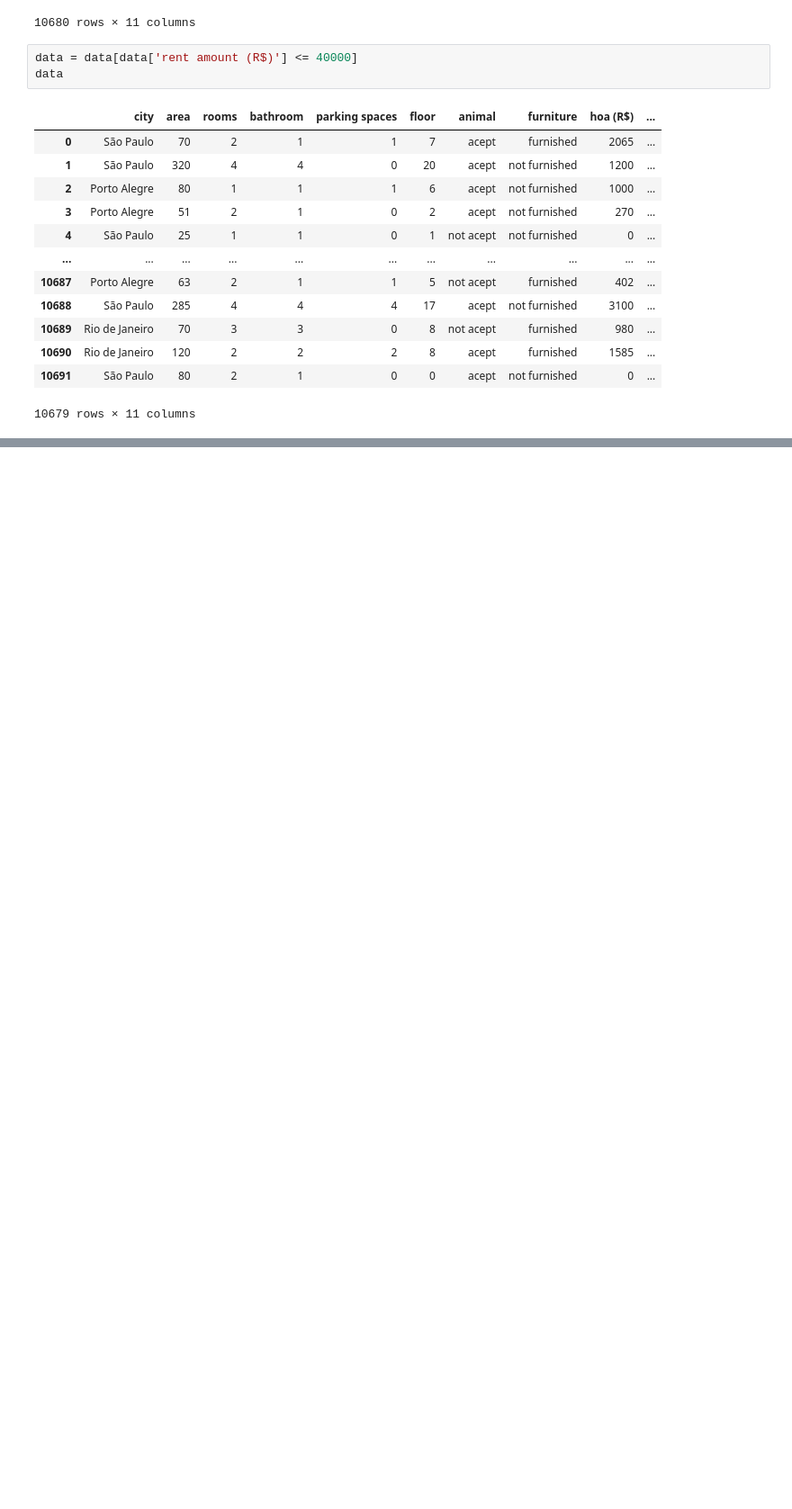
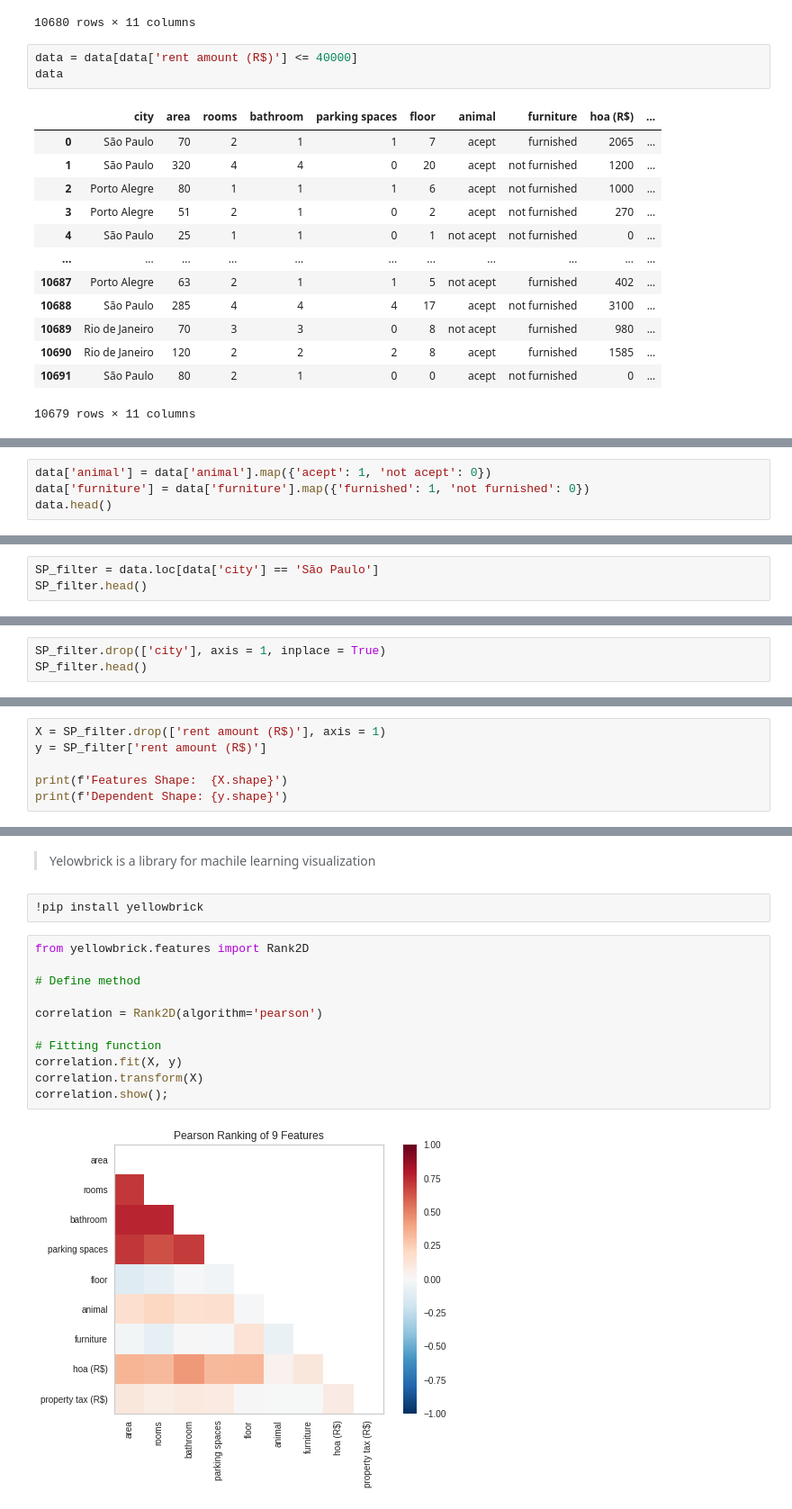
Before and after one commit to Gabriel-limadev/forecast_rent_value, a Jupyter notebook: forecast_rent_value.ipynb, the cells around one changed output, grey strips where cells are left out. Shown at 90% size. Cells and saved outputs as stored; diff of their text form; blank space fills up the shorter version.

Commit message:
Analyzing the features, correlation and known the features more relevants

```diff
--- a/forecast_rent_value.ipynb
+++ b/forecast_rent_value.ipynb
@@ -367,0 +382,4 @@ data
+# %%
+data['animal'] = data['animal'].map({'acept': 1, 'not acept': 0})
+data['furniture'] = data['furniture'].map({'furnished': 1, 'not furnished': 0})
+data.head()
@@ -367,0 +395,3 @@ data
+# %%
+SP_filter = data.loc[data['city'] == 'São Paulo']
+SP_filter.head()
@@ -367,0 +407,3 @@ data
+# %%
+SP_filter.drop(['city'], axis = 1, inplace = True)
+SP_filter.head()
@@ -367,0 +419,6 @@ data
+# %%
+X = SP_filter.drop(['rent amount (R$)'], axis = 1)
+y = SP_filter['rent amount (R$)']
+
+print(f'Features Shape:  {X.shape}')
+print(f'Dependent Shape: {y.shape}')
@@ -367,0 +466,17 @@ data
+# %% [markdown]
+> Yelowbrick is a library for machile learning visualization
+# %%
+!pip install yellowbrick
+# %%
+from yellowbrick.features import Rank2D
+
+# Define method
+
+correlation = Rank2D(algorithm='pearson')
+
+# Fitting function
+correlation.fit(X, y)
+correlation.transform(X)
+correlation.show();
+# %% [output]
+[figure, added]
```
Also changed, not shown: parts of 26 cells of this notebook.
